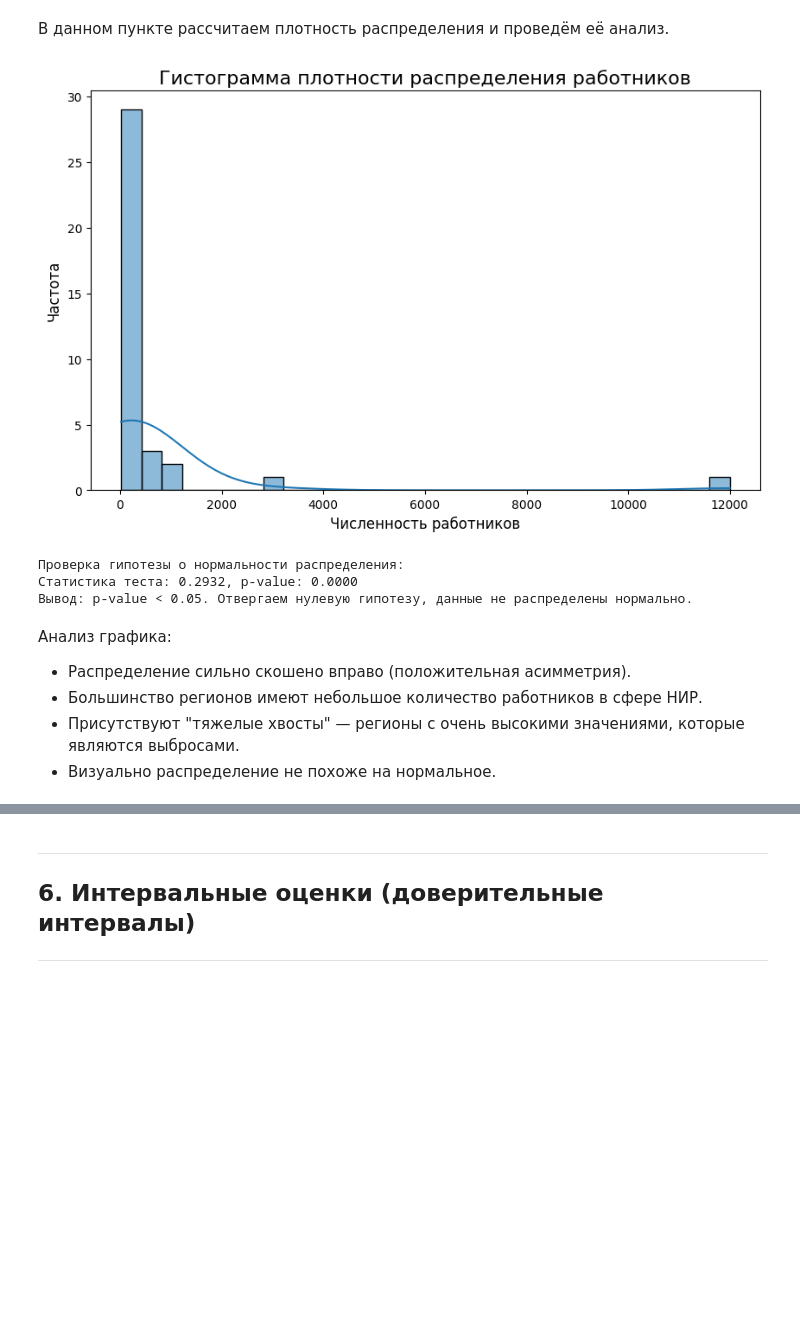
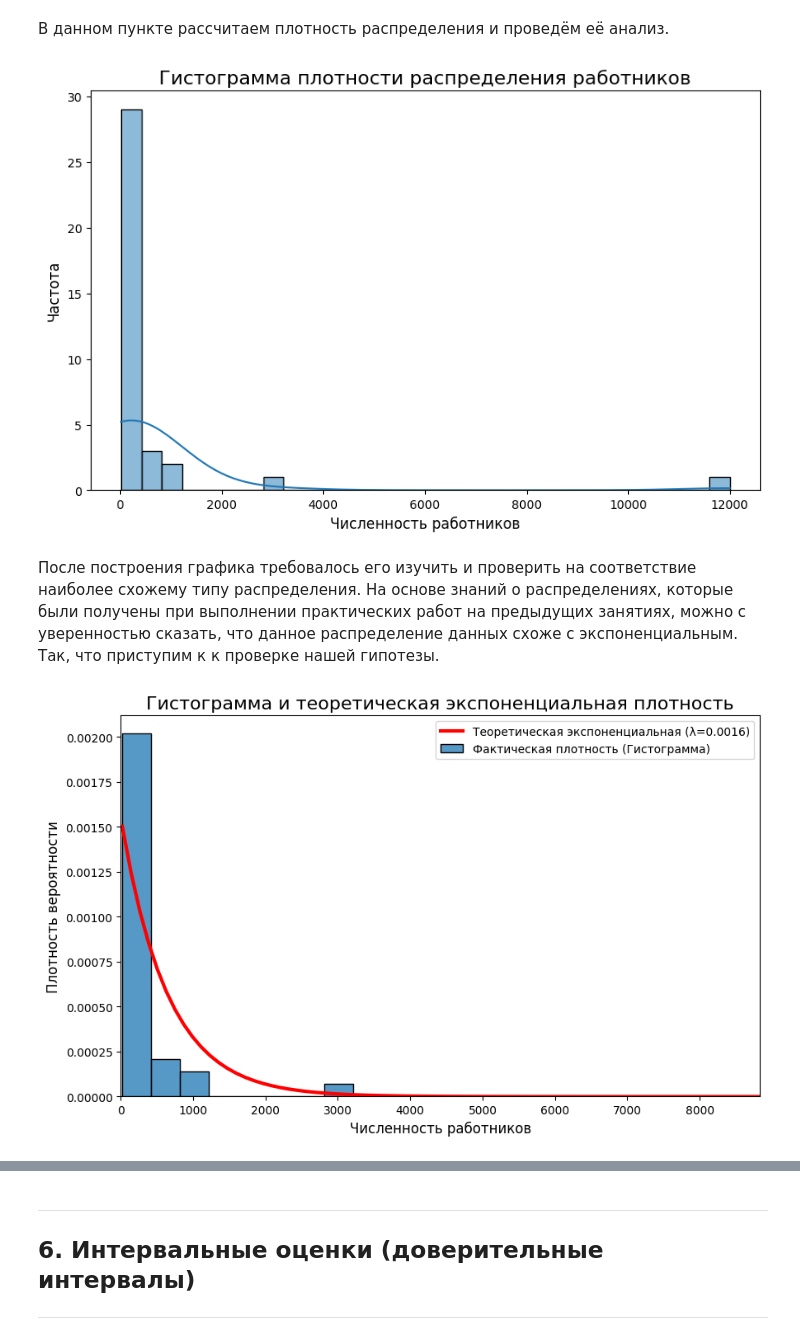
Before and after one commit to NotChelovec/Statistics, a Jupyter notebook: Practice_1_RyabovDS.ipynb, the cells around one changed output, grey strips where cells are left out. Saved outputs shown, nothing was run; the diff lists cells and outputs as text; code cells hidden in the pictures; blank space fills up the shorter version.

```diff
--- a/Practice_1_RyabovDS.ipynb
+++ b/Practice_1_RyabovDS.ipynb
@@ -244,26 +285,30 @@ if not df.empty:
     plt.xlabel('Численность работников', fontsize=12)
     plt.ylabel('Частота', fontsize=12)
     plt.show()
-
-    # --- Проверка гипотезы о характере распределения ---
-    shapiro_stat, p_value = stats.shapiro(data_series)
-
-    print("\nПроверка гипотезы о нормальности распределения:")
-    print(f"Статистика теста: {shapiro_stat:.4f}, p-value: {p_value:.4f}")
-
-    alpha = 0.05
-    if p_value > alpha:
-        print("Вывод: p-value > 0.05. Не можем отвергнуть нулевую гипотезу, данные могут быть распределены нормально.")
-    else:
-        print("Вывод: p-value < 0.05. Отвергаем нулевую гипотезу, данные не распределены нормально.")
 # %% [output]
 [figure]
-Проверка гипотезы о нормальности распределения:
-Статистика теста: 0.2932, p-value: 0.0000
-Вывод: p-value < 0.05. Отвергаем нулевую гипотезу, данные не распределены нормально.
 # %% [markdown]
-Анализ графика:
-- Распределение сильно скошено вправо (положительная асимметрия).
-- Большинство регионов имеют небольшое количество работников в сфере НИР.
-- Присутствуют "тяжелые хвосты" — регионы с очень высокими значениями, которые являются выбросами.
-- Визуально распределение не похоже на нормальное.
+После построения графика требовалось его изучить и проверить на соответствие наиболее схожему типу распределения. На основе знаний о распределениях, которые были получены при выполнении практических работ на предыдущих занятиях, можно с уверенностью сказать, что данное распределение данных схоже с экспоненциальным. Так, что приступим к к проверке нашей гипотезы.
+# %%
+if not df.empty:
+    plt.figure(figsize=(10, 6))
+
+    # Гистограмма фактического распределения
+    sns.histplot(data_series, kde=False, bins=30, stat="density", label='Фактическая плотность (Гистограмма)')
+
+    # Наложение теоретической плотности экспоненциального распределения
+    x = np.linspace(data_series.min(), data_series.max(), 100)
+    pdf_expon = stats.expon.pdf(x, loc=0, scale=mean_val)
+
+    plt.plot(x, pdf_expon,
+             label=f'Теоретическая экспоненциальная (λ={lambda_param:.4f})',
+             color='red', linewidth=3)
+
+    plt.title('Гистограмма и теоретическая экспоненциальная плотность', fontsize=16)
+    plt.xlabel('Численность работников', fontsize=12)
+    plt.ylabel('Плотность вероятности', fontsize=12)
+    plt.xlim(0, data_series.quantile(0.99))
+    plt.legend()
+    plt.show()
+# %% [output]
+[figure, added]
```
Also changed, not shown: parts of 8 cells of this notebook.
